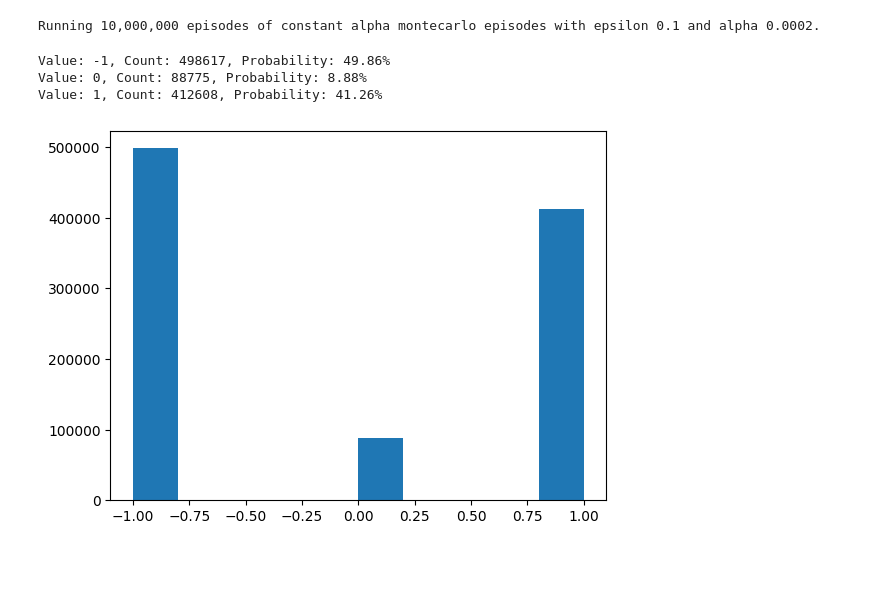
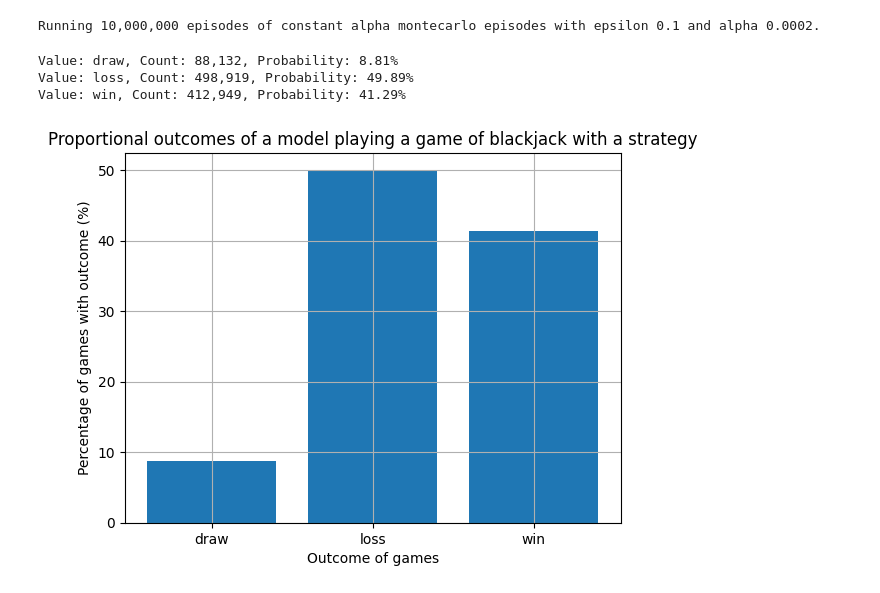
Before and after one commit to BenjaminWills/reinforcement_learning, a Jupyter notebook: notebooks/blackjack.ipynb, the cells around one changed output. Cells and saved outputs as stored; diff of their text form; code cells hidden in the pictures; blank space fills up the shorter version.

```diff
--- a/notebooks/blackjack.ipynb
+++ b/notebooks/blackjack.ipynb
@@ -61,16 +73,23 @@ for _ in tqdm(range(1_000_000)):
     )
     outcomes.append(outcome)
 # %%
+# Map the outcomes from numbers to their meanings
+outcomes = [win_loss_mapping[outcome] for outcome in outcomes]
 values, counts = np.unique(outcomes, return_counts=True)
 
 for value, count in zip(values, counts):
-    print(f"Value: {value}, Count: {count}, Probability: {count/len(outcomes):.2%}")
+    print(f"Value: {value}, Count: {count:,}, Probability: {count/len(outcomes):.2%}")
 # %% [output]
-Value: -1, Count: 498617, Probability: 49.86%
-Value: 0, Count: 88775, Probability: 8.88%
-Value: 1, Count: 412608, Probability: 41.26%
+Value: draw, Count: 88,132, Probability: 8.81%
+Value: loss, Count: 498,919, Probability: 49.89%
+Value: win, Count: 412,949, Probability: 41.29%
-# %%
-plt.hist(outcomes)
-plt.show()
-# %% [output]
-[figure, removed]
+# %%
+plt.bar(x=values, height=100 * counts / len(outcomes))
+plt.ylabel('Percentage of games with outcome (%)')
+plt.xlabel('Outcome of games')
+plt.title(
+    'Proportional outcomes of a model playing a game of blackjack with a strategy')
+plt.grid()
+plt.show()
+# %% [output]
+[figure, added]
```
Also changed, not shown: parts of 5 cells of this notebook.
